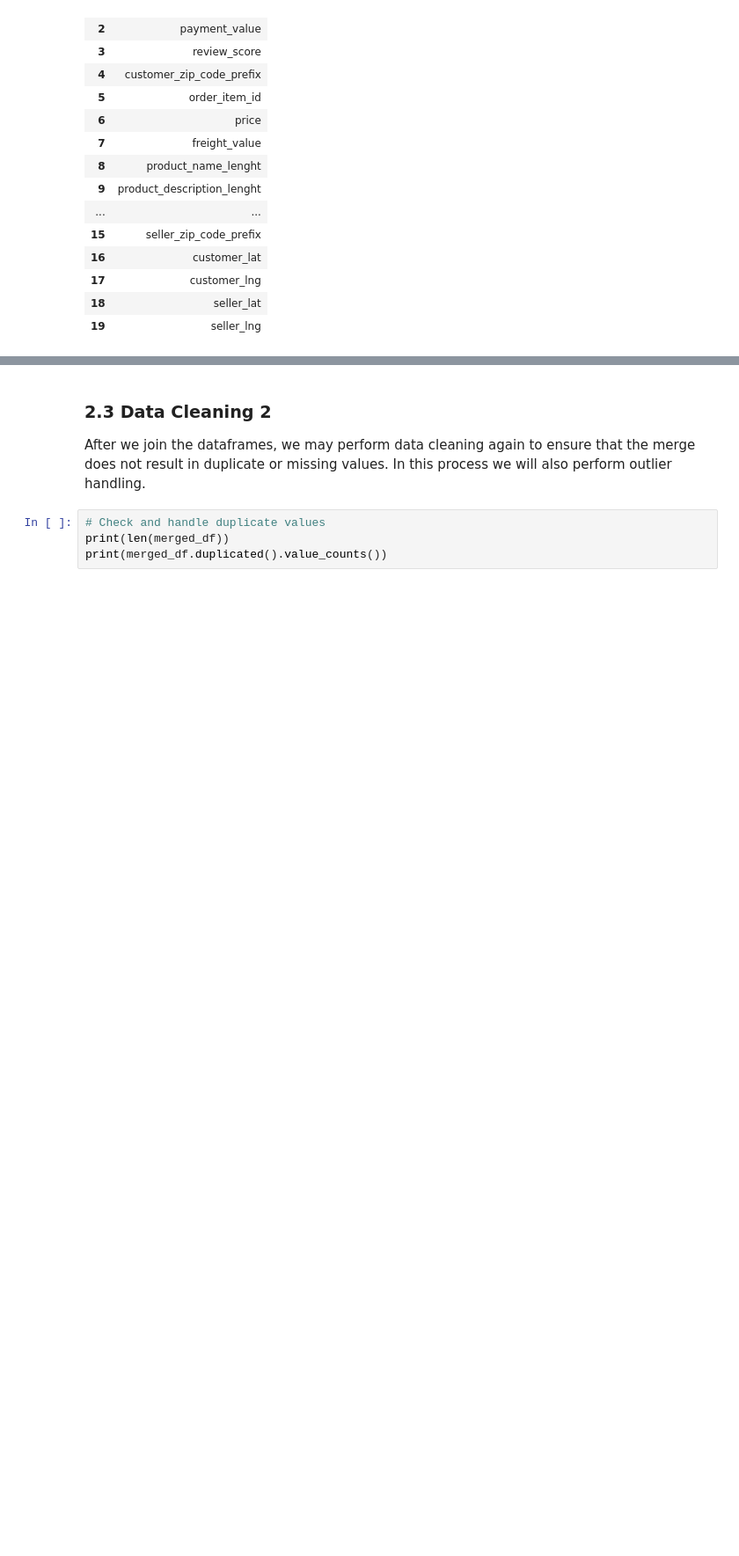
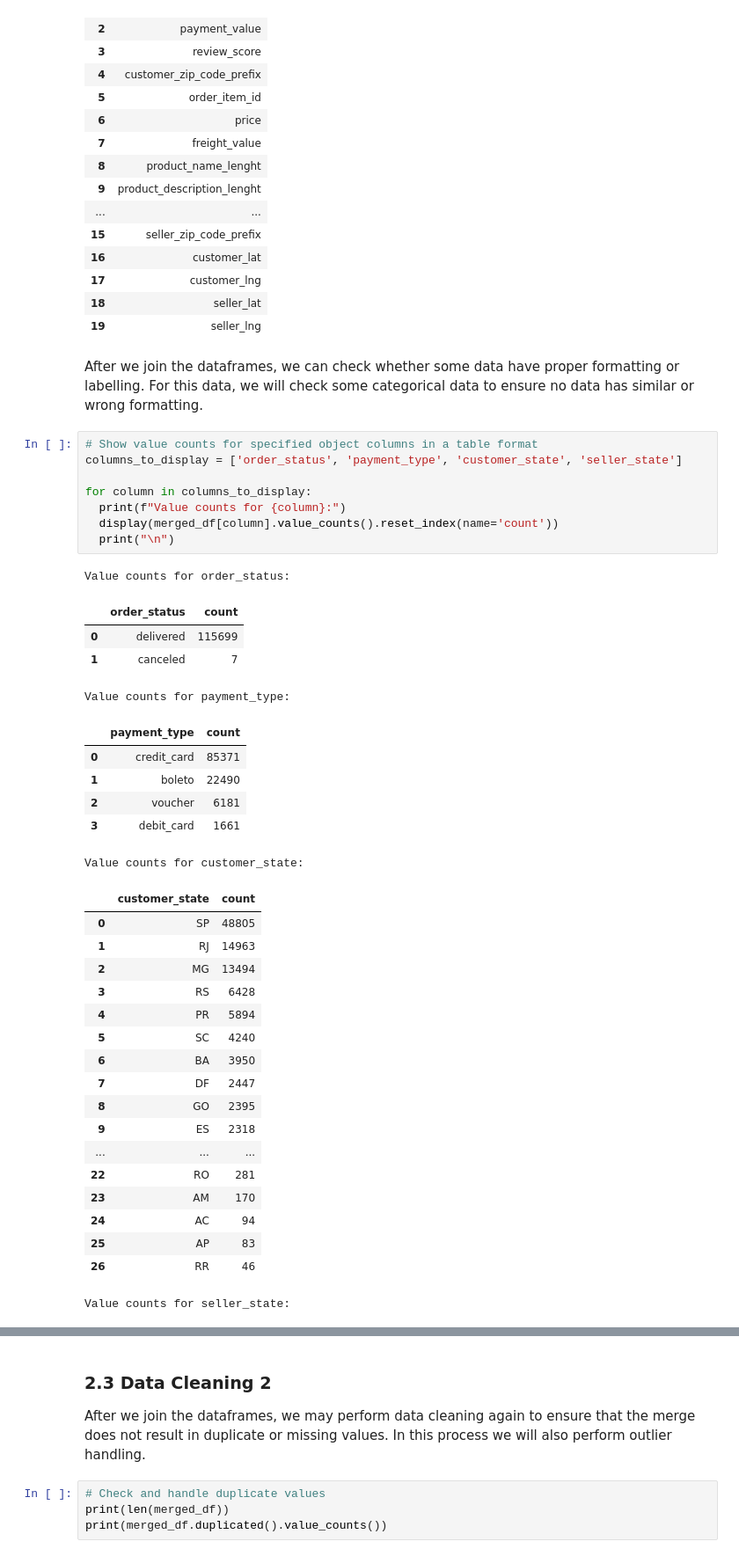
Before and after one commit to AkuwuTumapel/Purwadhika-Capstone-Project-Final, a Jupyter notebook: Purwadhika_Final_Project_Notebook.ipynb, the cells around one changed output, grey strips where cells are left out. Shown at 88% size. Saved outputs shown, nothing was run; the diff lists cells and outputs as text; blank space fills up the shorter version.

```diff
--- a/Purwadhika_Final_Project_Notebook.ipynb
+++ b/Purwadhika_Final_Project_Notebook.ipynb
@@ -378,3 +376,43 @@ Numeric Type Columns:
 | 17 | customer_lng |
 | 18 | seller_lat |
 | 19 | seller_lng |
+# %% [markdown]
+After we join the dataframes, we can check whether some data have proper formatting or labelling. For this data, we will check some categorical data to ensure no data has similar or wrong formatting.
+# %%
+# Show value counts for specified object columns in a table format
+columns_to_display = ['order_status', 'payment_type', 'customer_state', 'seller_state']
+
+for column in columns_to_display:
+  print(f"Value counts for {column}:")
+  display(merged_df[column].value_counts().reset_index(name='count'))
+  print("\n")
+# %% [output]
+Value counts for order_status:
+|  | order_status | count |
+| 0 | delivered | 115699 |
+| 1 | canceled | 7 |
+Value counts for payment_type:
+|  | payment_type | count |
+| 0 | credit_card | 85371 |
+| 1 | boleto | 22490 |
+| 2 | voucher | 6181 |
+| 3 | debit_card | 1661 |
+Value counts for customer_state:
+|  | customer_state | count |
+| 0 | SP | 48805 |
+| 1 | RJ | 14963 |
+| 2 | MG | 13494 |
+| 3 | RS | 6428 |
+| 4 | PR | 5894 |
+| 5 | SC | 4240 |
+| 6 | BA | 3950 |
+| 7 | DF | 2447 |
+| 8 | GO | 2395 |
+| 9 | ES | 2318 |
+| ... | ... | ... |
+| 22 | RO | 281 |
+| 23 | AM | 170 |
+| 24 | AC | 94 |
+| 25 | AP | 83 |
+| 26 | RR | 46 |
+Value counts for seller_state:
```
Also changed, not shown: parts of 8 cells of this notebook.
